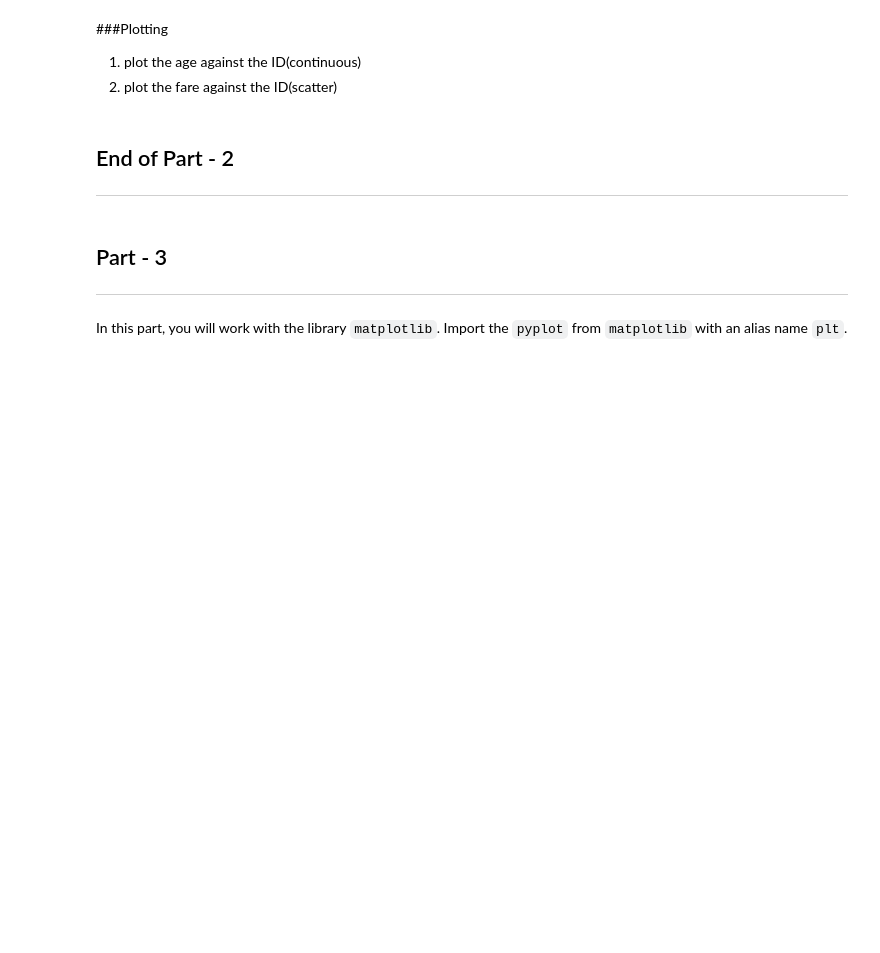
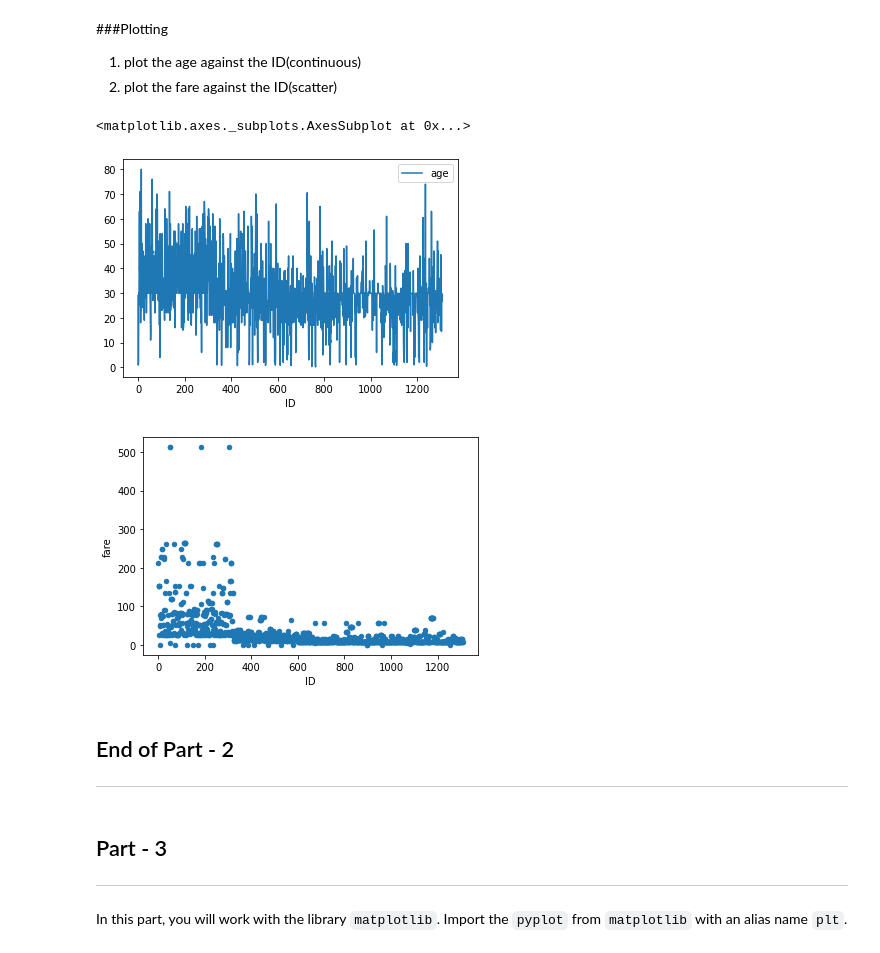
Before and after one commit to aveshag/SHALA2020, a Jupyter notebook: Assignment_1_DS.ipynb, the cells around one changed output. Cells and saved outputs as stored; diff of their text form; code cells hidden in the pictures; blank space fills up the shorter version.

```diff
--- a/Assignment_1_DS.ipynb
+++ b/Assignment_1_DS.ipynb
@@ -276,3 +286,6 @@ file_url = "http://biostat.mc.vanderbilt.edu/wiki/pub/Main/DataSets/titanic3.csv
 
 
 ---
+# %%
+titanic_data_new = pd.get_dummies(df[['sex','embarked','pclass']], columns =['sex','embarked','pclass'])
+titanic_data_new
@@ -286,6 +313,11 @@ file_url = "http://biostat.mc.vanderbilt.edu/wiki/pub/Main/DataSets/titanic3.csv
 
 
 ---
+# %%
+titanic_data_new[["age","fare"]] = df[['age','fare']].fillna(df.mean())
+
+# titanic_data_new['age'] = df["age"].replace(np.nan, df["age"].mean())
+# titanic_data_new['fare'] = df["fare"].replace(np.nan, df["fare"].mean())
 # %% [markdown]
 ###Normalization
 
@@ -299,4 +331,8 @@ file_url = "http://biostat.mc.vanderbilt.edu/wiki/pub/Main/DataSets/titanic3.csv
 
 
 ---
+# %%
+df_numeric = df.select_dtypes(include = np.number)
+
+normalized_df = (df_numeric - df_numeric.min())/(df_numeric.max()-df_numeric.min())
 # %% [markdown]
@@ -309,3 +345,7 @@ file_url = "http://biostat.mc.vanderbilt.edu/wiki/pub/Main/DataSets/titanic3.csv
 
 
 ---
+# %%
+dropped_df = normalized_df.drop(columns=['age', 'fare'])
+titanic_data_new = pd.concat([titanic_data_new, dropped_df], axis=1)
+titanic_data_new
@@ -313,6 +367,18 @@ file_url = "http://biostat.mc.vanderbilt.edu/wiki/pub/Main/DataSets/titanic3.csv
 ###Plotting
 1. plot the age against the ID(continuous)
 2. plot the fare against the ID(scatter)
+# %%
+titanic_data_new['ID'] = titanic_data_new.index
+age_df = titanic_data_new[['ID','age']]
+fare_df = titanic_data_new[['ID','fare']]
+
+age_df.plot(x ='ID', y = 'age', kind = 'line')
+
+fare_df.plot( x = 'ID', y = 'fare', kind = 'scatter')
+# %% [output]
+<matplotlib.axes._subplots.AxesSubplot at 0x...>
+[figure, added]
+[figure, added]
 # %% [markdown]
 ## End of Part - 2
 ---
```
Also changed, not shown: parts of 9 cells of this notebook.
